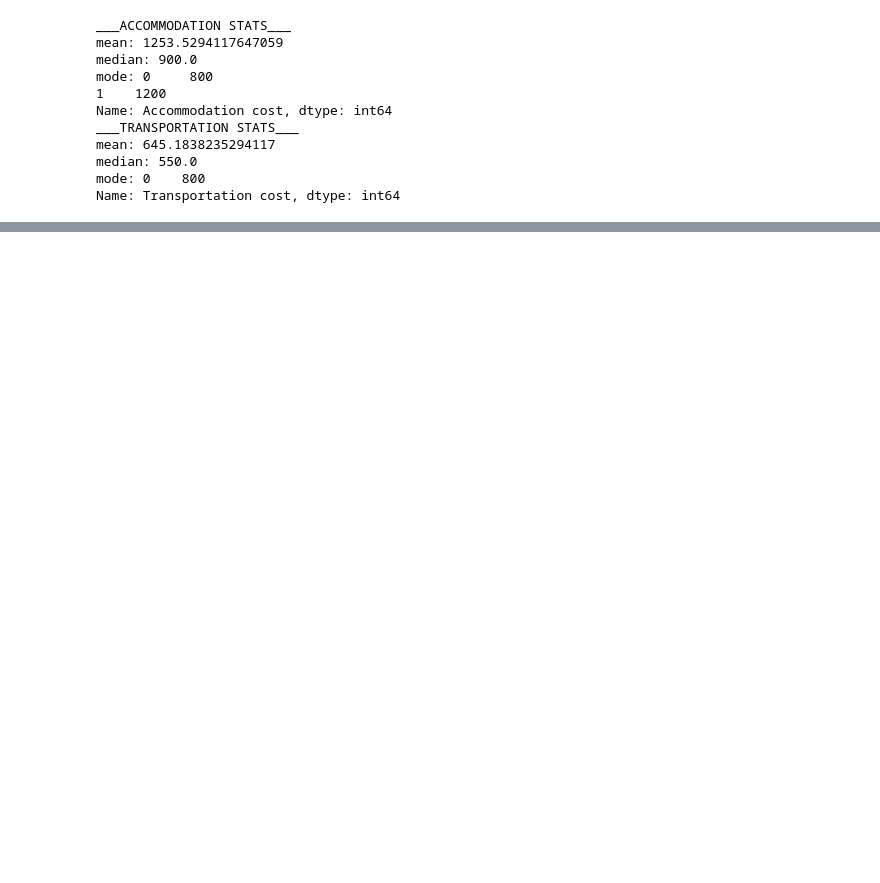
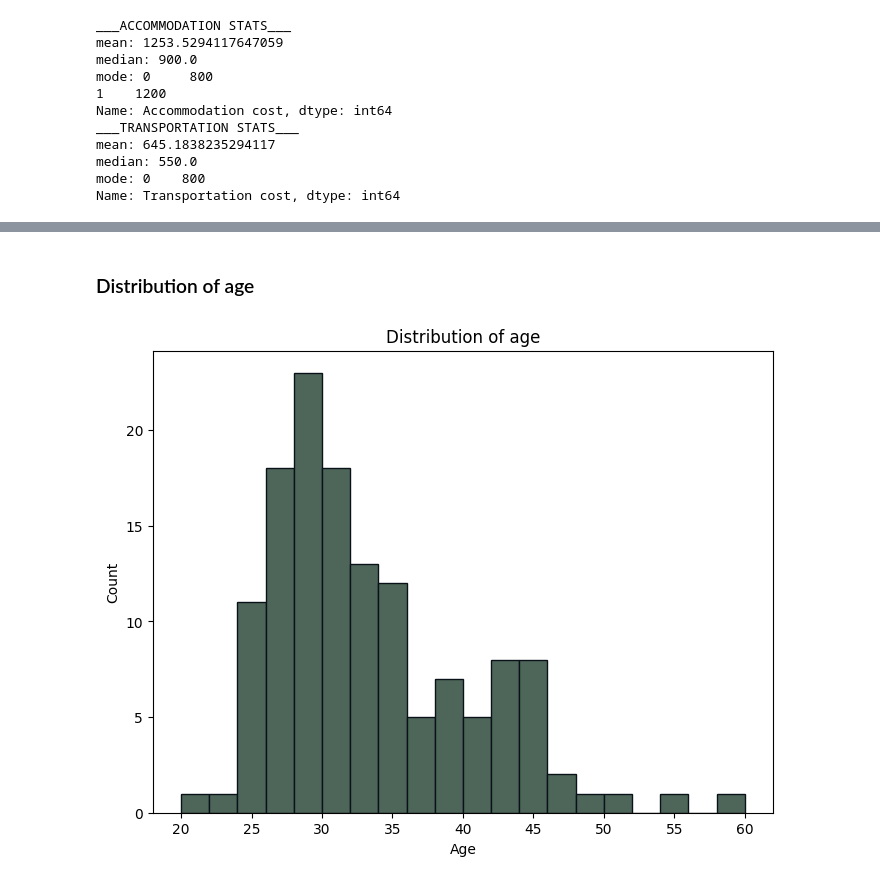
Before and after one commit to jordanleegraham17/travel-data-analysis, a Jupyter notebook: analysis.ipynb, the cells around one changed output, grey strips where cells are left out. Drawn from its saved outputs; the diff is of its cells as text; code cells hidden in the pictures; blank space fills up the shorter version.

```diff
--- a/analysis.ipynb
+++ b/analysis.ipynb
@@ -351,0 +384,12 @@ Name: Transportation cost, dtype: int64
+# %% [markdown]
+### Distribution of age
+# %%
+plt.figure(figsize=(8,6))
+
+plt.hist(travel_data['Traveler age'], bins=20, color='#4e6659', edgecolor='#0b1119')
+plt.title('Distribution of age')
+plt.xlabel('Age')
+plt.ylabel('Count')
+plt.show()
+# %% [output]
+[figure, added]
```
Also changed, not shown: parts of 12 cells of this notebook.
